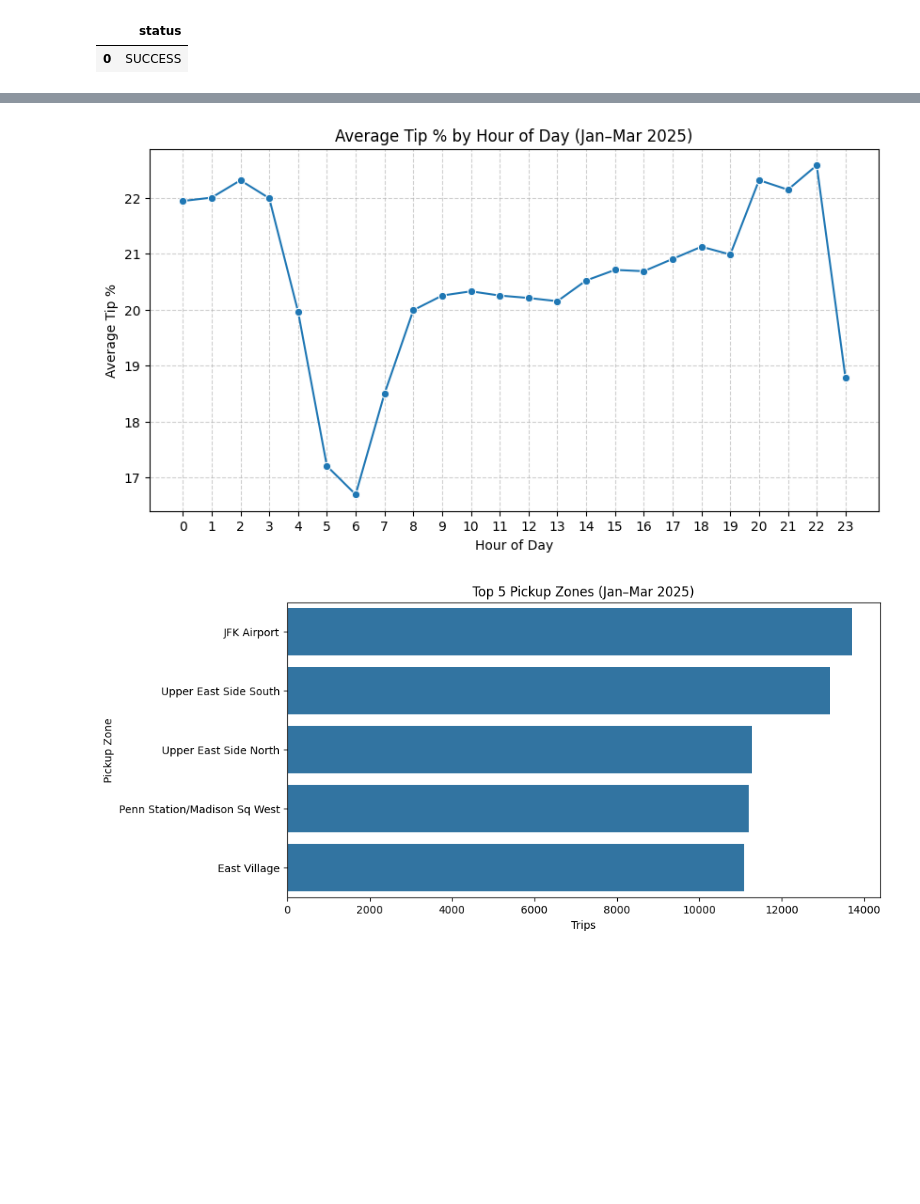
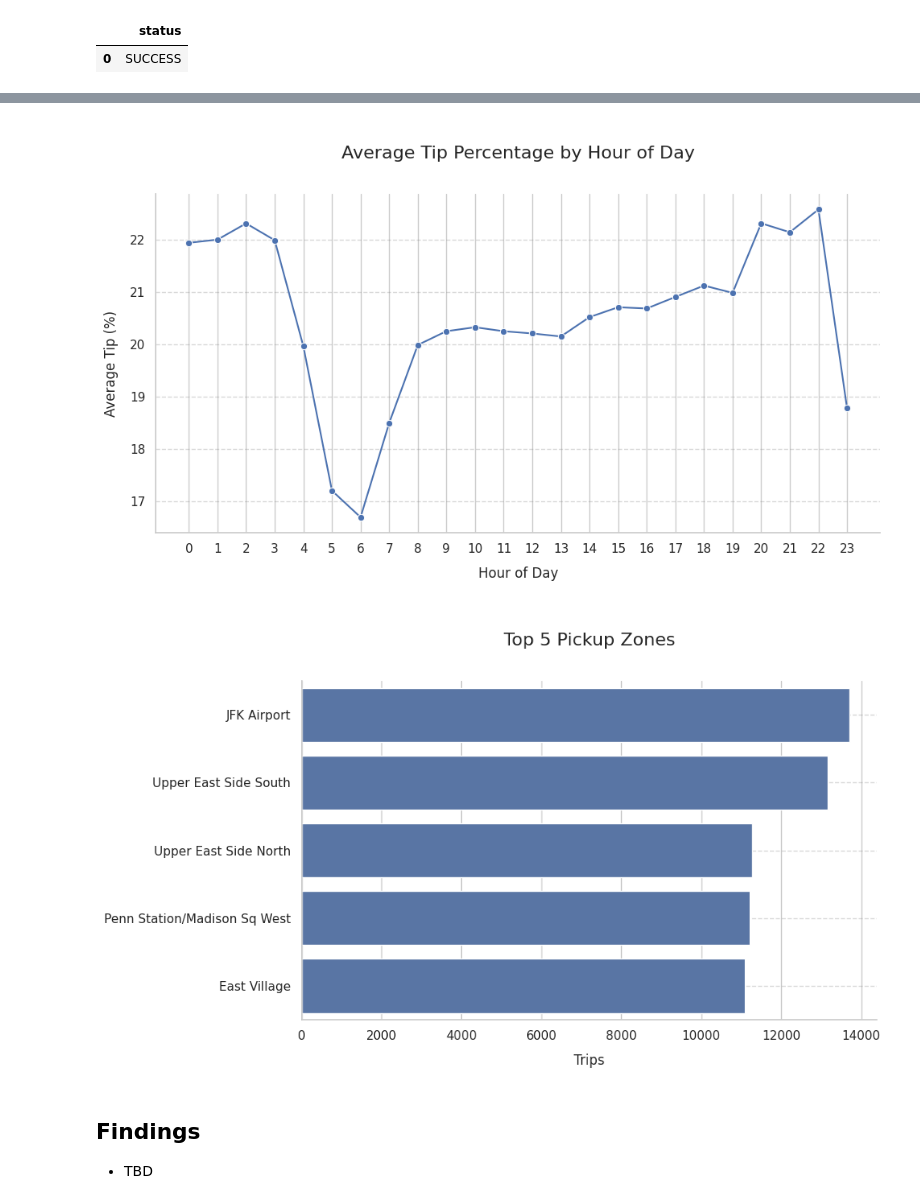
Before and after one commit to jgafnea/taxi-eda, a Jupyter notebook: notebooks/eda.ipynb, the cells around one changed output, grey strips where cells are left out. Cells and saved outputs as stored; diff of their text form; code cells hidden in the pictures; blank space fills up the shorter version.

```diff
--- a/notebooks/eda.ipynb
+++ b/notebooks/eda.ipynb
@@ -147,39 +168,67 @@ plt.show()
 # %%
 # Tip% distribution
 # print(df.groupby('pickup_hour')['tip_percent'].agg(['mean','count']))
 
 # Ensure pickup_hour exists
 df['pickup_hour'] = pd.to_datetime(df['pickup_datetime']).dt.hour
 df['tip_percent'] = (df['tip_amount'] / df['fare_amount']) * 100
 hourly_tips = df.groupby('pickup_hour')['tip_percent'].mean().reset_index()
 
-# Create figure first
-plt.figure(figsize=(10,5))
-sns.lineplot(x='pickup_hour', y='tip_percent', data=hourly_tips, marker='o')
+fig, ax = plt.subplots()
 
-plt.title("Average Tip % by Hour of Day (Jan–Mar 2025)")
-plt.xlabel("Hour of Day")
-plt.ylabel("Average Tip %")
-plt.xticks(range(0,24))
-plt.grid(True, linestyle='--', alpha=0.6)
-plt.show()
+sns.lineplot(
+    x='pickup_hour',
+    y='tip_percent',
+    data=hourly_tips,
+    marker='o',
+
+    ax=ax
+)
+
+ax.set_xticks(range(0, 24))
+style_plot(
+    ax,
+    title="Average Tip Percentage by Hour of Day",
+    xlabel="Hour of Day",
+    ylabel="Average Tip (%)"
+)
+
+save_plot(fig, 'fig3.png')
 # %% [output]
-[figure, old version]
+[figure, new version]
 # %%
 # Top pickup zones
 top_pickups = (
-    df['pickup_zone']
-    .value_counts()
+    df.groupby('pickup_zone')
+    .size()
+    .reset_index(name='trip_count')
+    .sort_values('trip_count', ascending=False)
     .head(5)
-    .reset_index()
 )
-top_pickups.columns = ['pickup_zone', 'trip_count']  # make sure columns are exactly these names
 
-plt.figure(figsize=(10,5))
-sns.barplot(y='pickup_zone', x='trip_count', data=top_pickups)
-plt.title("Top 5 Pickup Zones (Jan–Mar 2025)")
-plt.xlabel("Trips")
-plt.ylabel("Pickup Zone")
-plt.show()
+# Confirm columns
+# print(top_pickups.columns)  # should show ['pickup_zone', 'trip_count']
+
+fig, ax = plt.subplots()
+
+sns.barplot(
+    data=top_pickups,
+    y='pickup_zone',
+    x='trip_count',
+    ax=ax
+)
+
+style_plot(
+    ax,
+    title="Top 5 Pickup Zones",
+    xlabel="Trips",
+    ylabel=""
+)
+
+save_plot(fig, 'fig4.png')
 # %% [output]
-[figure, old version]
+[figure, new version]
+# %% [markdown]
+## Findings
+
+- TBD
```
Also changed, not shown: parts of 4 cells of this notebook.
